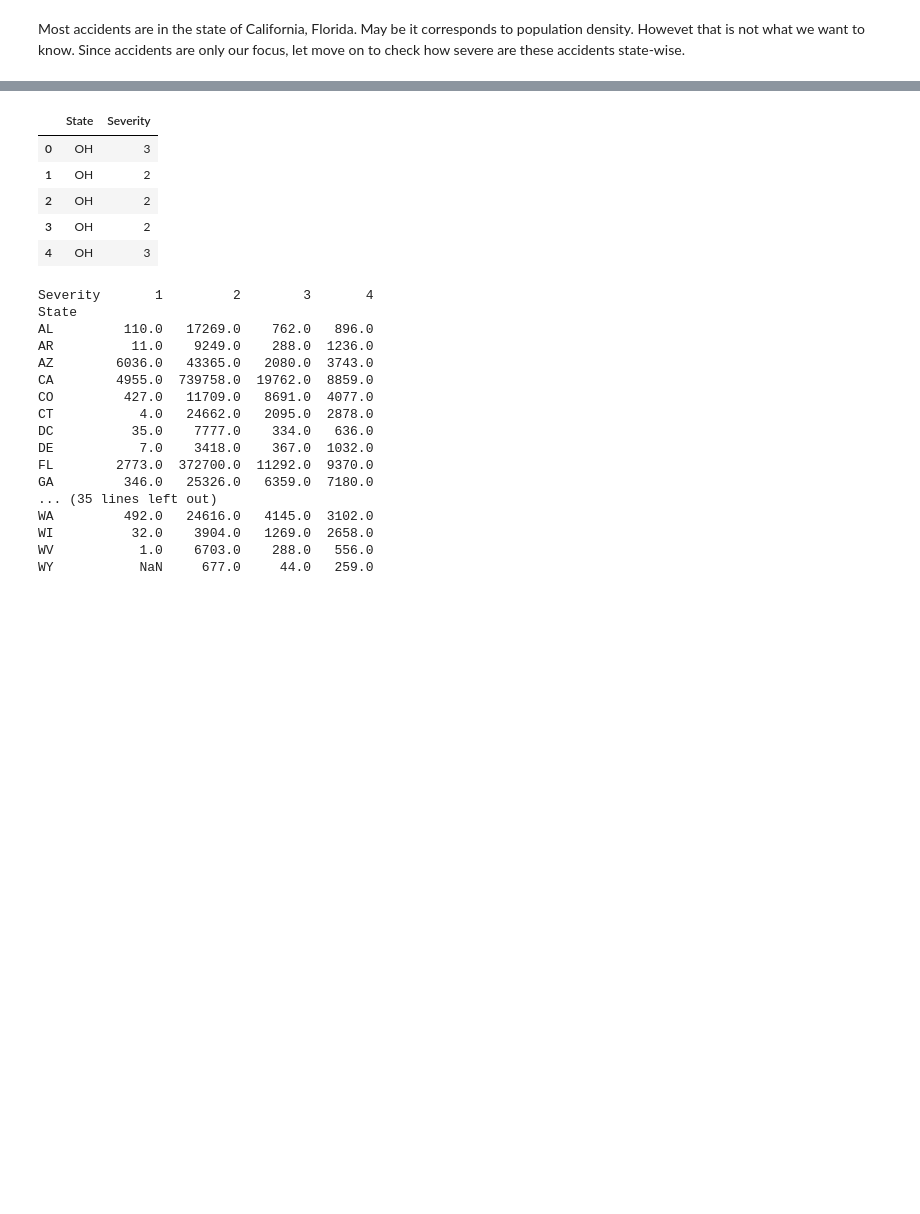
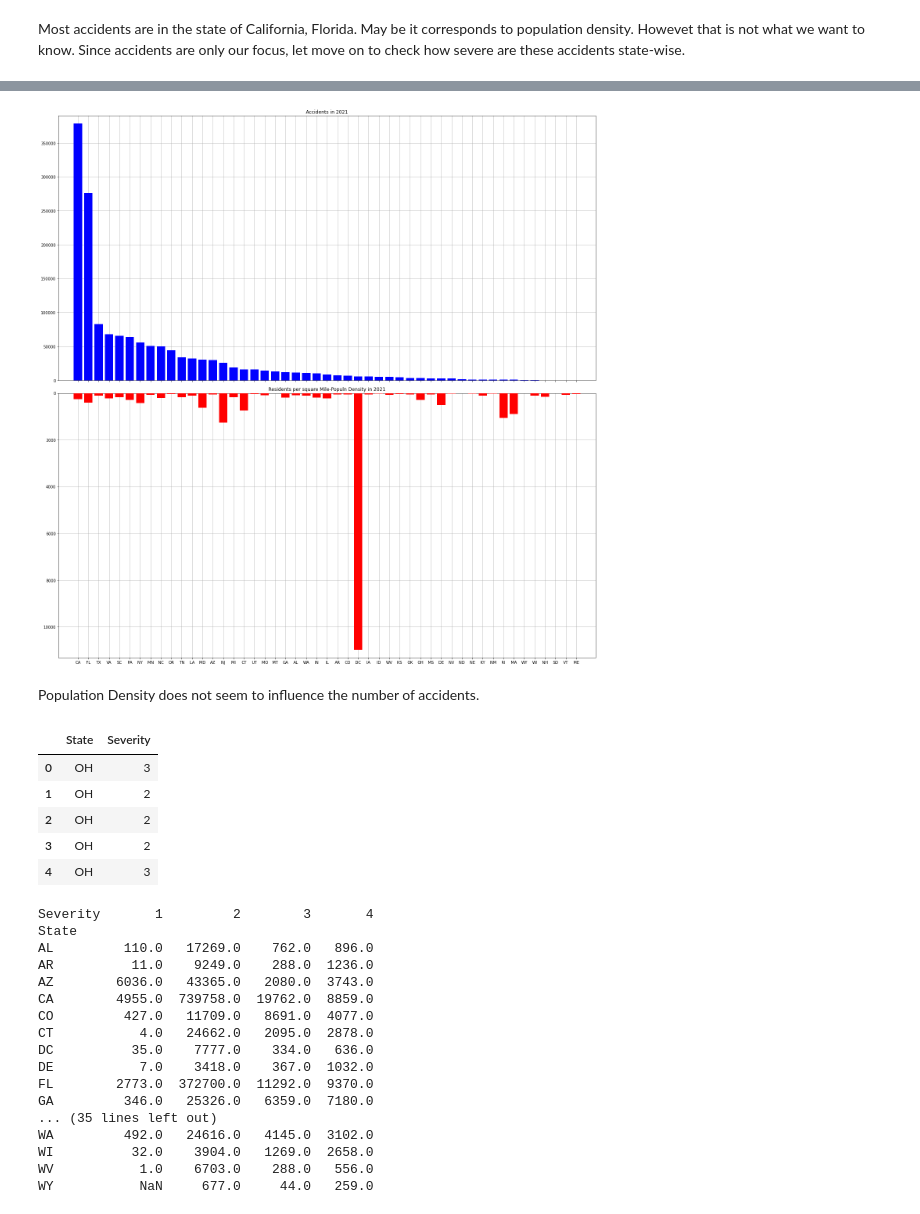
Before and after one commit to decode19/Springboard, a Jupyter notebook: Exploratory Data Analysis- Capstone two.ipynb, the cells around one changed output, grey strips where cells are left out. Drawn from its saved outputs; the diff is of its cells as text; code cells hidden in the pictures; blank space fills up the shorter version.

```diff
--- a/Exploratory Data Analysis- Capstone two.ipynb
+++ b/Exploratory Data Analysis- Capstone two.ipynb
@@ -92,0 +104,5 @@ Most accidents are in the state of California, Florida. May be it corresponds to
+# %%
+df_2021_comp=df_2021['State'].value_counts()
+df_2021_comp= df_2021_comp.reset_index()# this is to give it new column names so that the resulting output is a dataframe & not series
+df_2021_comp.columns = ['State', 'Total_Accidents_2021'] # assign new column names
+df_2021_comp.head()
@@ -92,0 +120,3 @@ Most accidents are in the state of California, Florida. May be it corresponds to
+# %%
+#read csv containing populn density data for 2021 downloaded from Statista.
+popu_density_2021 = pd.read_csv(r'C:\Users\Shweta\Documents\gitrepo\Capstonetwo\Statewise_populn_density_2021.csv')
@@ -92,0 +127,3 @@ Most accidents are in the state of California, Florida. May be it corresponds to
+# %%
+#Merge the two
+df_2021_comp = df_2021_comp.merge(popu_density_2021, how='left', left_on ='State', right_on ='State')
@@ -93,3 +150,29 @@ Most accidents are in the state of California, Florida. May be it corresponds to
+# %%
+# plotting a vertical subplots to compare numnber of accidents in each state with the populn density
+
+fig, axes = plt.subplots(nrows=2, sharex=True, figsize=(20,20))
+
+axes[0].bar(df_2021_comp.State, df_2021_comp.Total_Accidents_2021, align='center', color='blue', zorder=10)
+axes[0].set(title='Accidents in 2021')
+
+axes[1].bar(df_2021_comp.State, df_2021_comp.Residents_per_sq_mile, align='center', color='red', zorder=10)
+axes[1].set(title='Residents per square Mile-Populn Density in 2021')
+
+axes[1].invert_yaxis()
+axes[0].set(xticks=df_2021_comp.State, xticklabels=df_2021_comp.State)
+
+
+for ax in axes.flat:
+    ax.margins(0.03)
+    ax.grid(True)
+
+fig.tight_layout()
+fig.subplots_adjust(wspace=0.02)
+plt.show()
+# %% [output]
+[figure, added]
+# %% [markdown]
+Population Density does not seem to influence the number of accidents.
 # %%
 # Creating a subset with states and severity
 State_severity=df[['State','Severity']]
```
Also changed, not shown: parts of 15 cells of this notebook.
